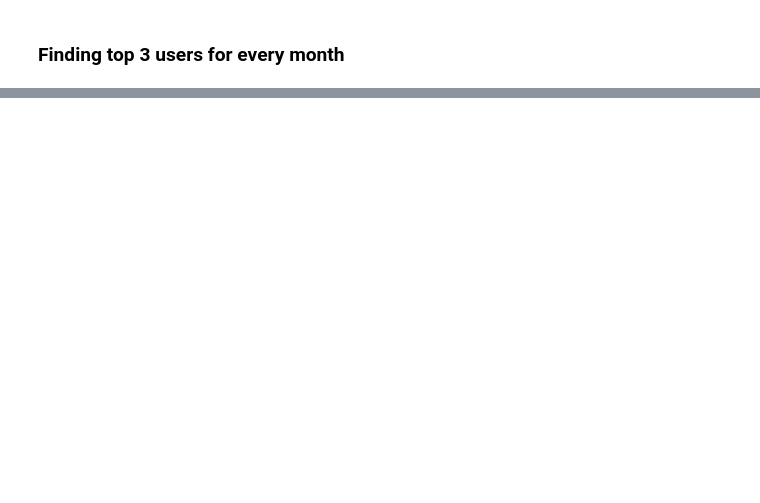
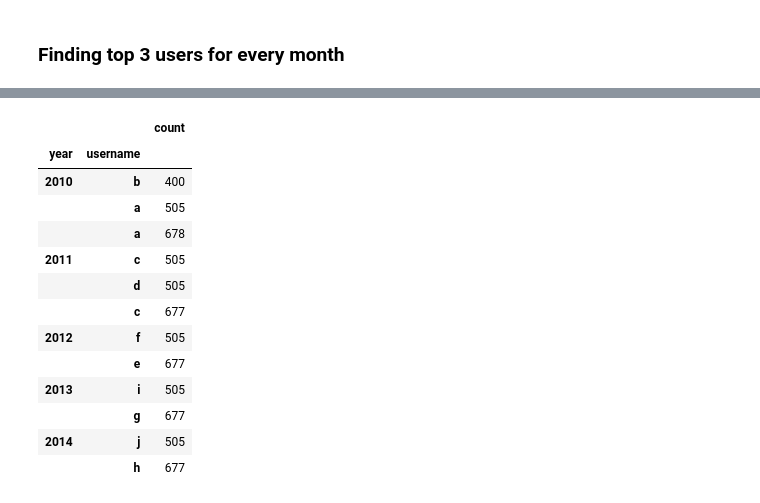
Before and after one commit to aayushi0402/Rides-Data, a Jupyter notebook: Rides_Analysis.ipynb, the cells around one changed output, grey strips where cells are left out. Drawn from its saved outputs; the diff is of its cells as text; code cells hidden in the pictures; blank space fills up the shorter version.

```diff
--- a/Rides_Analysis.ipynb
+++ b/Rides_Analysis.ipynb
@@ -305,0 +285,24 @@ df2.groupby('Member ID').groups
+# %%
+cf = pd.DataFrame({'year': [2010, 2010, 2010, 2011,2011,2011, 2012, 2012, 2013, 2013, 2014, 2014],
+                  'username': ['b','a','a','c','c','d','e','f','g','i','h','j'],
+                  'count': [400, 505, 678, 677, 505, 505, 677, 505, 677, 505, 677, 505]})
+cf = cf.set_index(['year','username'])
+top = 3
+cf = cf.groupby(level=0).apply(lambda cf: cf.sort_index(by='count')[-top:])
+cf.index = cf.index.droplevel(0)
+cf
+# %% [output]
+|  |  | count |
+| year | username |  |
+| 2010 | b | 400 |
+|  | a | 505 |
+|  | a | 678 |
+| 2011 | c | 505 |
+|  | d | 505 |
+|  | c | 677 |
+| 2012 | f | 505 |
+|  | e | 677 |
+| 2013 | i | 505 |
+|  | g | 677 |
+| 2014 | j | 505 |
+|  | h | 677 |
```
Also changed, not shown: parts of 23 cells of this notebook.
